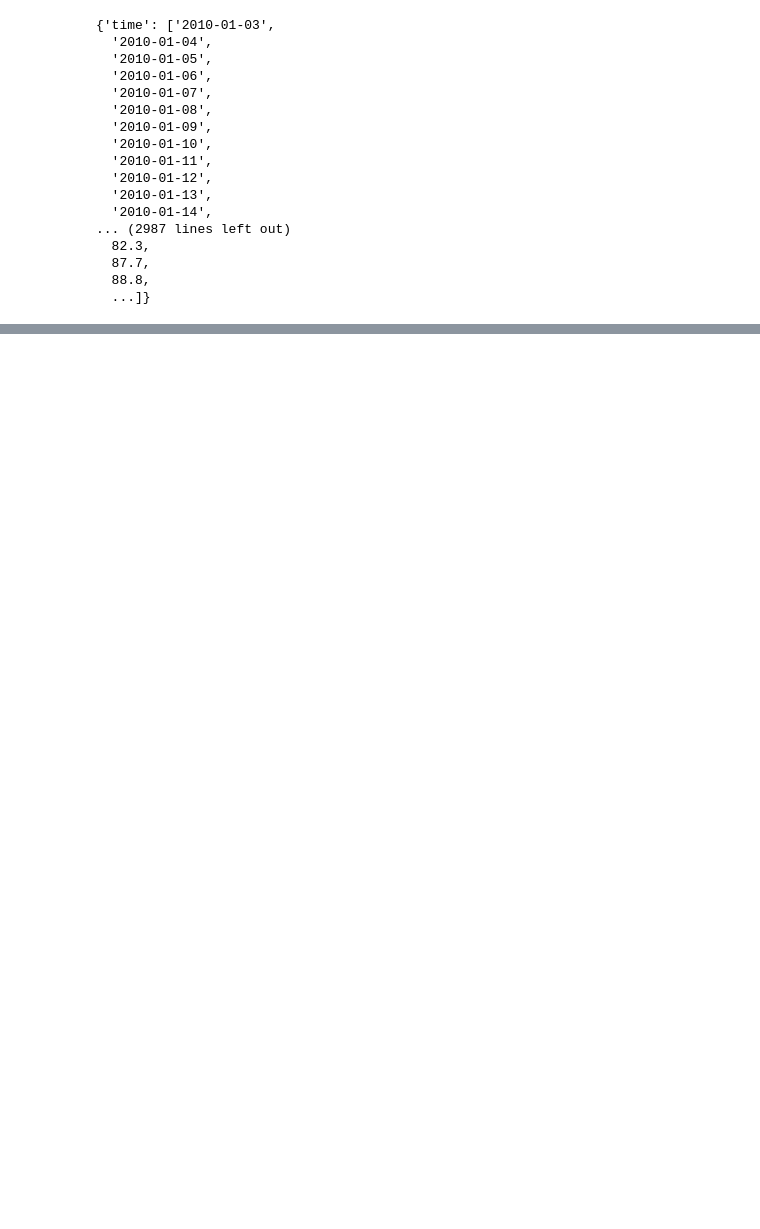
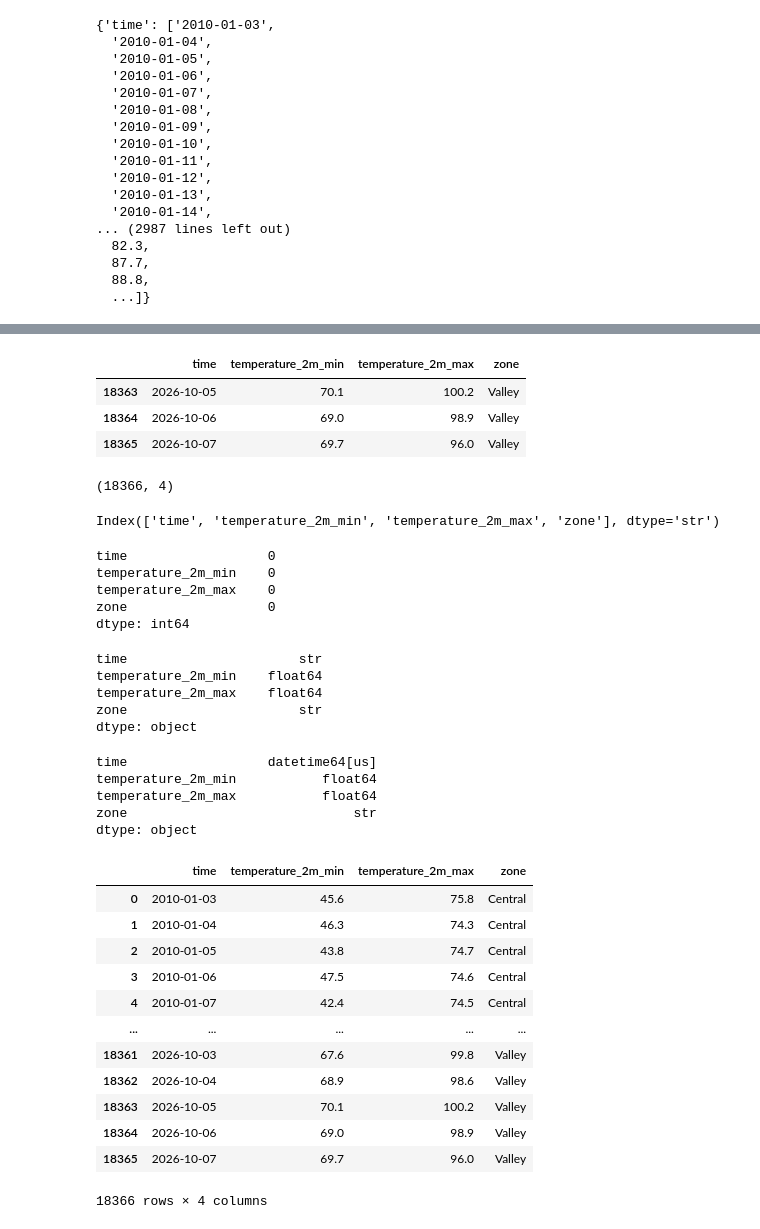
Before and after one commit to ShahSalar/demand-forecasting-hvac, a Jupyter notebook: notebooks/weather.ipynb, the cells around one changed output, grey strips where cells are left out. Cells and saved outputs as stored; diff of their text form; code cells hidden in the pictures; blank space fills up the shorter version.

```diff
--- a/notebooks/weather.ipynb
+++ b/notebooks/weather.ipynb
@@ -107,0 +144,6 @@ weather_df.shape
+# %%
+location = ['Central', 'Westside', 'Valley']
+for i in range(len(data)):
+    temp = pd.DataFrame(data[i]['daily'])
+    temp['zone'] = location[i]
+    print(temp.tail(2), location[i], max(temp['temperature_2m_max']))
@@ -107,0 +171,31 @@ weather_df.shape
+# %%
+df_zones.tail(3)
+# %% [output]
+|  | time | temperature_2m_min | temperature_2m_max | zone |
+| 18363 | 2026-10-05 | 70.1 | 100.2 | Valley |
+| 18364 | 2026-10-06 | 69.0 | 98.9 | Valley |
+| 18365 | 2026-10-07 | 69.7 | 96.0 | Valley |
+# %%
+df_zones.shape
+# %% [output]
+(18366, 4)
+# %%
+df_zones.columns
+# %% [output]
+Index(['time', 'temperature_2m_min', 'temperature_2m_max', 'zone'], dtype='str')
+# %%
+df_zones.isna().sum()
+# %% [output]
+time                  0
+temperature_2m_min    0
+temperature_2m_max    0
+zone                  0
+dtype: int64
+# %%
+df_zones.dtypes
+# %% [output]
+time                      str
+temperature_2m_min    float64
+temperature_2m_max    float64
+zone                      str
+dtype: object
@@ -107,0 +204,24 @@ weather_df.shape
+# %%
+df_zones.dtypes
+# %% [output]
+time                  datetime64[us]
+temperature_2m_min           float64
+temperature_2m_max           float64
+zone                             str
+dtype: object
+# %%
+df_zones
+# %% [output]
+|  | time | temperature_2m_min | temperature_2m_max | zone |
+| 0 | 2010-01-03 | 45.6 | 75.8 | Central |
+| 1 | 2010-01-04 | 46.3 | 74.3 | Central |
+| 2 | 2010-01-05 | 43.8 | 74.7 | Central |
+| 3 | 2010-01-06 | 47.5 | 74.6 | Central |
+| 4 | 2010-01-07 | 42.4 | 74.5 | Central |
+| ... | ... | ... | ... | ... |
+| 18361 | 2026-10-03 | 67.6 | 99.8 | Valley |
+| 18362 | 2026-10-04 | 68.9 | 98.6 | Valley |
+| 18363 | 2026-10-05 | 70.1 | 100.2 | Valley |
+| 18364 | 2026-10-06 | 69.0 | 98.9 | Valley |
+| 18365 | 2026-10-07 | 69.7 | 96.0 | Valley |
+18366 rows × 4 columns
```
Also changed, not shown: parts of 32 cells of this notebook, 2 other files.
